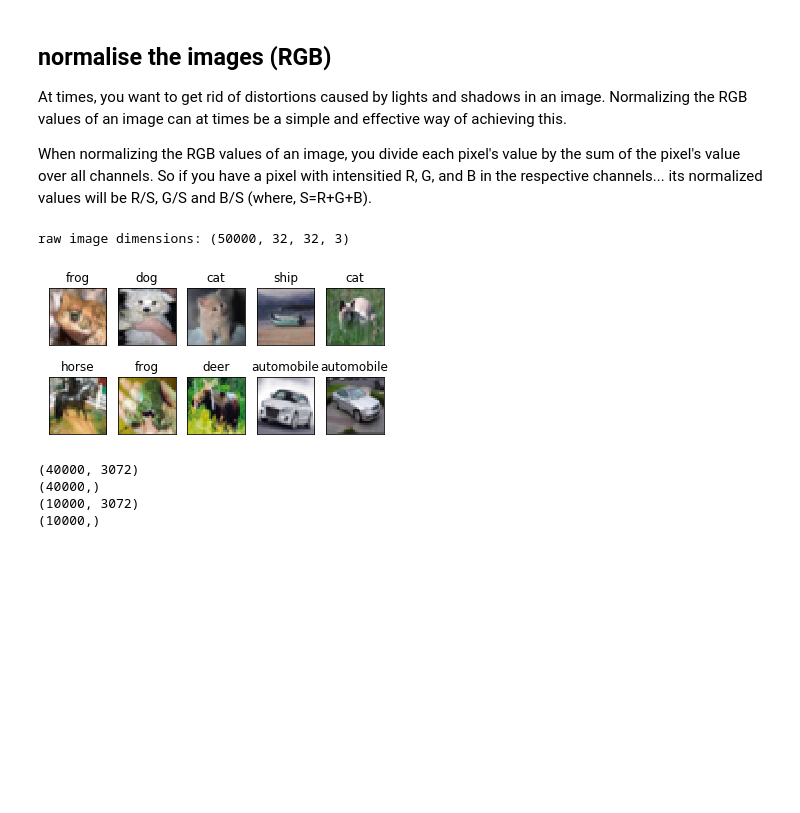
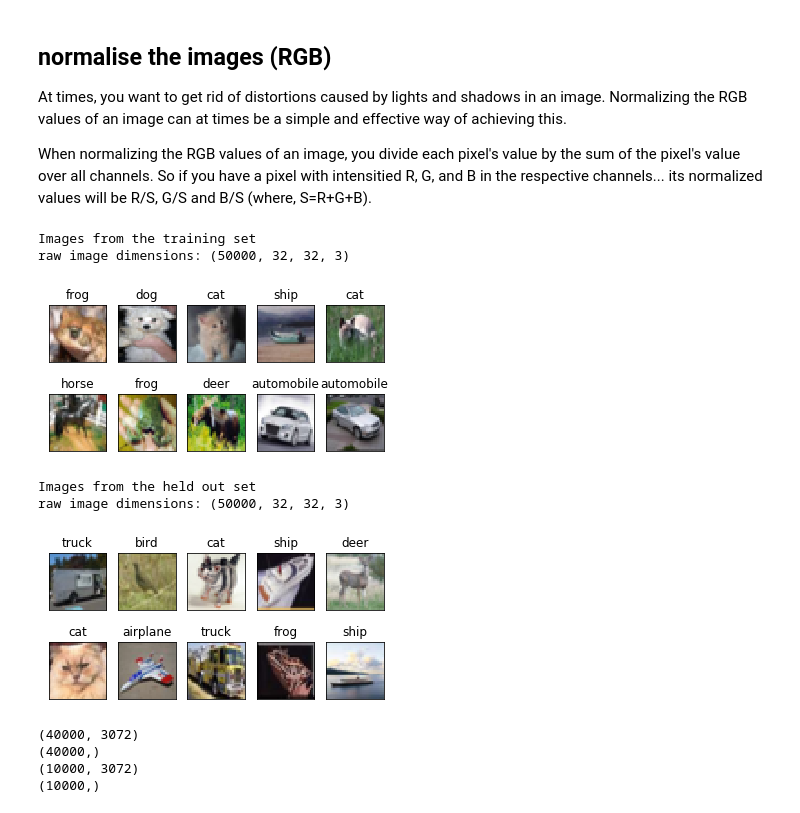
Before and after one commit to nagibshah/CIFAR-10-ImageClassifier, a Jupyter notebook: Cifar10-ImageClassifier.ipynb, the cells around one changed output. Drawn from its saved outputs; the diff is of its cells as text; code cells hidden in the pictures; blank space fills up the shorter version.

```diff
--- a/Cifar10-ImageClassifier.ipynb
+++ b/Cifar10-ImageClassifier.ipynb
@@ -41,14 +42,24 @@ def loadTrainigBatch(filepath):
 
     return rawRGBFeatures, trainingLabels
 
+def loadHeldOutBatch(filepath):
+    rawRGBFeatures = None
+    labels = None
+
+    batch = unpickle(filepath) # load batch
+    rawRGBFeatures = batch.get(b"data")
+    labels = np.asarray(batch.get(b'labels'))
+
+    return rawRGBFeatures, labels
+
 # image display helpers
-def printRandom10Images(rawData):
+def printRandom10Images(rawData, seed):
     allImages = np.rot90(np.reshape(rawRGBFeatures, (50000,32,32,3), order='F'), axes=(2,1))
     print("raw image dimensions:", allImages.shape)
     # plot the first 10 random images to verify the conversion
     fig = plt.figure(figsize=(6,3))
     counter = 0
-    random.seed(5)
+    random.seed(seed)
     for i in random.sample(range(1, 50000), 10):
         ax = fig.add_subplot(2, 5, 1 + counter, xticks=[], yticks=[])
         im = allImages[i,:,:,:]
@@ -75,3 +86,8 @@ print(text_labels)
 (50000,)
 [0 1 2 3 4 5 6 7 8 9]
 ['airplane', 'automobile', 'bird', 'cat', 'deer', 'dog', 'frog', 'horse', 'ship', 'truck']
+# %%
+# load the held out dataset
+holdOutRawFeatures, holdOutLabels = loadHeldOutBatch("data/cifar-10-batches-py/test_batch")
+print(holdOutRawFeatures.shape)
+print(holdOutLabels.shape)
@@ -90,14 +109,24 @@ When normalizing the RGB values of an image, you divide each pixel's value by th
 # %%
 # normalise
 rawRGBFeatures = rawRGBFeatures.astype("float32") # convert the dataset to float32
-if _IMAGE_NORMALISED == False:
+holdOutRawFeatures = holdOutRawFeatures.astype("float32")
+if not _IMAGE_NORMALISED:
+    print("normalising")
     rawRGBFeatures = rawRGBFeatures/255 # normalise by dividing by 255
+    holdOutRawFeatures = holdOutRawFeatures/255
     _IMAGE_NORMALISED = True
 # now plot again to see verify the image quality
-printRandom10Images(rawRGBFeatures)
+print("Images from the training set")
+printRandom10Images(rawRGBFeatures, seed=5)
+print("Images from the held out set")
+printRandom10Images(holdOutRawFeatures, seed=6)
 # %% [output]
+Images from the training set
 raw image dimensions: (50000, 32, 32, 3)
 [figure]
+Images from the held out set
+raw image dimensions: (50000, 32, 32, 3)
+[figure, added]
 # %%
 # split the data into train and test splits (80/20)
 
```
Also changed, not shown: parts of 12 cells of this notebook, 1 other file.
